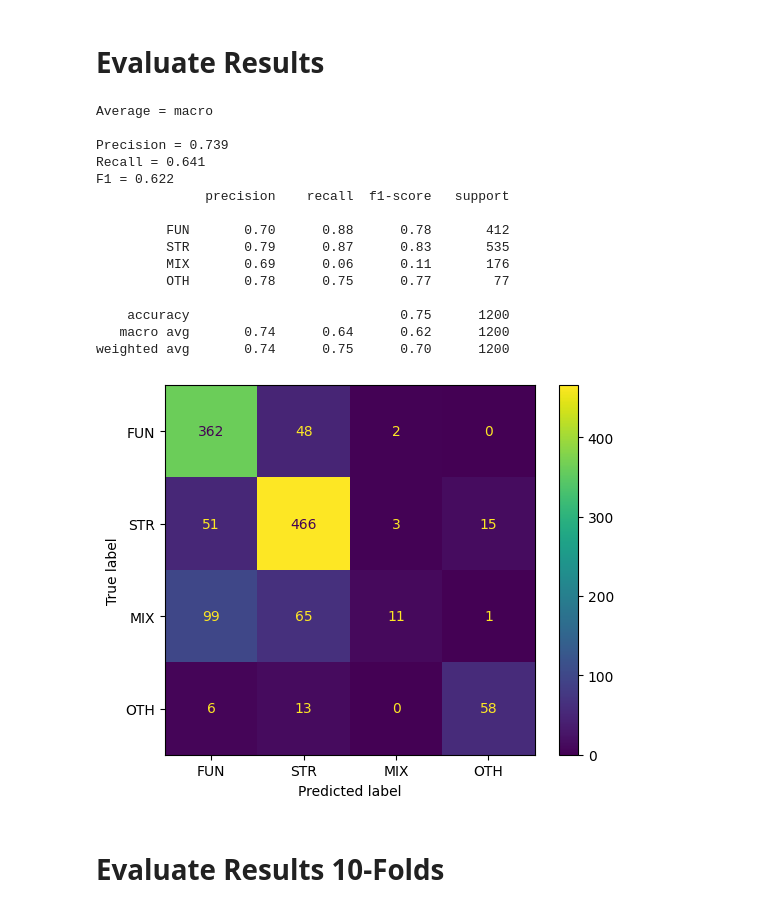
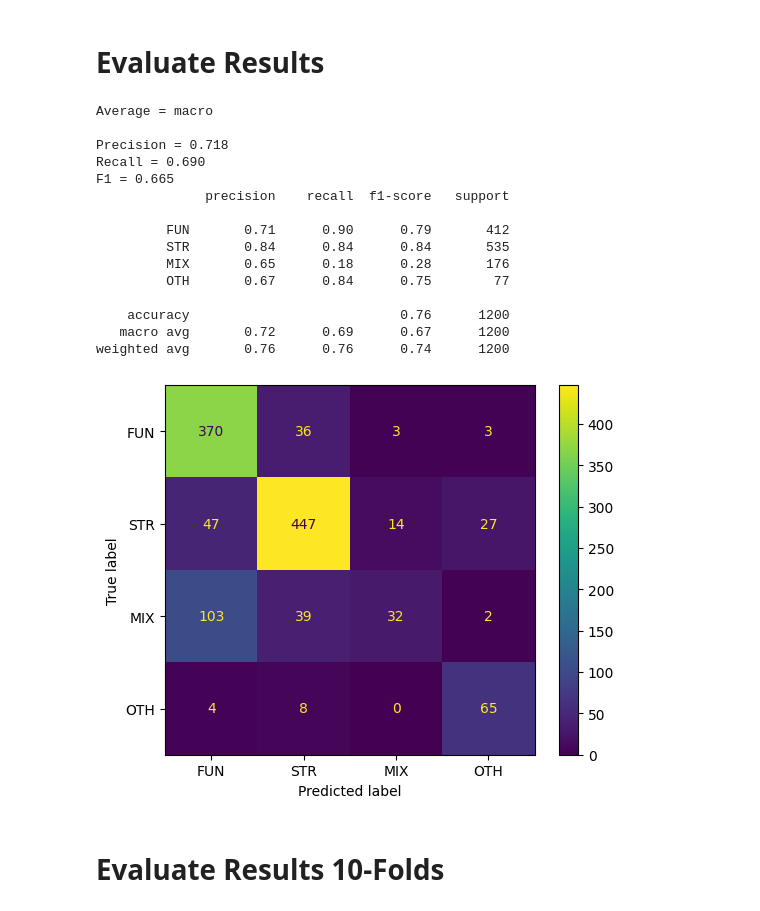
Before and after one commit to Marco-Consoloni/patent-sentence-classification, a Jupyter notebook: evaluate.ipynb, the cells around one changed output. Drawn from its saved outputs; the diff is of its cells as text; code cells hidden in the pictures.

```diff
--- a/evaluate.ipynb
+++ b/evaluate.ipynb
@@ -59,54 +59,54 @@ weighted avg       0.74      0.74      0.74      1200
 # Evaluate Results
 # %%
 # Import data
-#result_df = pd.read_excel("/home/fantoni/patent-sentence-classification/results/finetuning/bert-large-uncased_test_10_7.xlsx")
-#result_df = pd.read_excel("/home/fantoni/patent-sentence-classification/results/finetuning/bert-for-patents_test_10_7.xlsx")
+#result_df = pd.read_excel("/home/fantoni/patent-sentence-classification/results/finetuning/bert-large-uncased-test-10-7.xlsx")
+result_df = pd.read_excel("/home/fantoni/patent-sentence-classification/results/finetuning/bert-for-patents-test-10-7.xlsx")
 #result_df = pd.read_excel("/home/fantoni/patent-sentence-classification/results/finetuning/bert-for-patents_test_10_7.xlsx")
 #result_df = pd.read_excel('/home/fantoni/patent-sentence-classification/results/prompting/gpt-3.5-turbo_prompt_3.xlsx')
 #result_df = pd.read_excel('/home/fantoni/patent-sentence-classification/results/prompting/gpt-4o_prompt_3.xlsx')
-result_df = pd.read_excel("/home/fantoni/patent-sentence-classification/results/incremental/test_10_3.xlsx")
+#result_df = pd.read_excel("/home/fantoni/patent-sentence-classification/results/incremental/test_10_3.xlsx")
 
 # Set labels
 dispaly_labels = ['FUN', 'STR', 'MIX', 'OTH']
 true_labels = result_df['sent_tag']
 predicted_labels = result_df['predicted_tag']
 
 # Calculate metrics
 average='macro'
 precision = precision_score(true_labels, predicted_labels, average=average, zero_division=0)
 recall = recall_score(true_labels, predicted_labels, average=average, zero_division=0)
 f1 = f1_score(true_labels, predicted_labels, average=average, zero_division=0)
 print(f'Average = {average}\n')
 print(f'Precision = {precision:.3f}')
 print(f'Recall = {recall:.3f}')
 print(f'F1 = {f1:.3f}')
 
 # Create Classification Report
 class_report = classification_report(true_labels, predicted_labels, labels=dispaly_labels, target_names=dispaly_labels, zero_division=0)
 print (class_report)
 
 # Create confusion matrix
 cm = confusion_matrix(true_labels, predicted_labels, labels=dispaly_labels)
 disp = ConfusionMatrixDisplay(confusion_matrix=cm, display_labels=dispaly_labels)
 disp.plot()
 plt.show()
 # %% [output]
 Average = macro
 
-Precision = 0.739
-Recall = 0.641
-F1 = 0.622
+Precision = 0.718
+Recall = 0.690
+F1 = 0.665
               precision    recall  f1-score   support
 
-         FUN       0.70      0.88      0.78       412
-         STR       0.79      0.87      0.83       535
-         MIX       0.69      0.06      0.11       176
-         OTH       0.78      0.75      0.77        77
+         FUN       0.71      0.90      0.79       412
+         STR       0.84      0.84      0.84       535
+         MIX       0.65      0.18      0.28       176
+         OTH       0.67      0.84      0.75        77
 
-    accuracy                           0.75      1200
-   macro avg       0.74      0.64      0.62      1200
-weighted avg       0.74      0.75      0.70      1200
+    accuracy                           0.76      1200
+   macro avg       0.72      0.69      0.67      1200
+weighted avg       0.76      0.76      0.74      1200
-[figure, old version]
+[figure, new version]
 # %% [markdown]
 # Evaluate Results 10-Folds
 # %%
```
Also changed, not shown: parts of 2 cells of this notebook, 1 other file.
